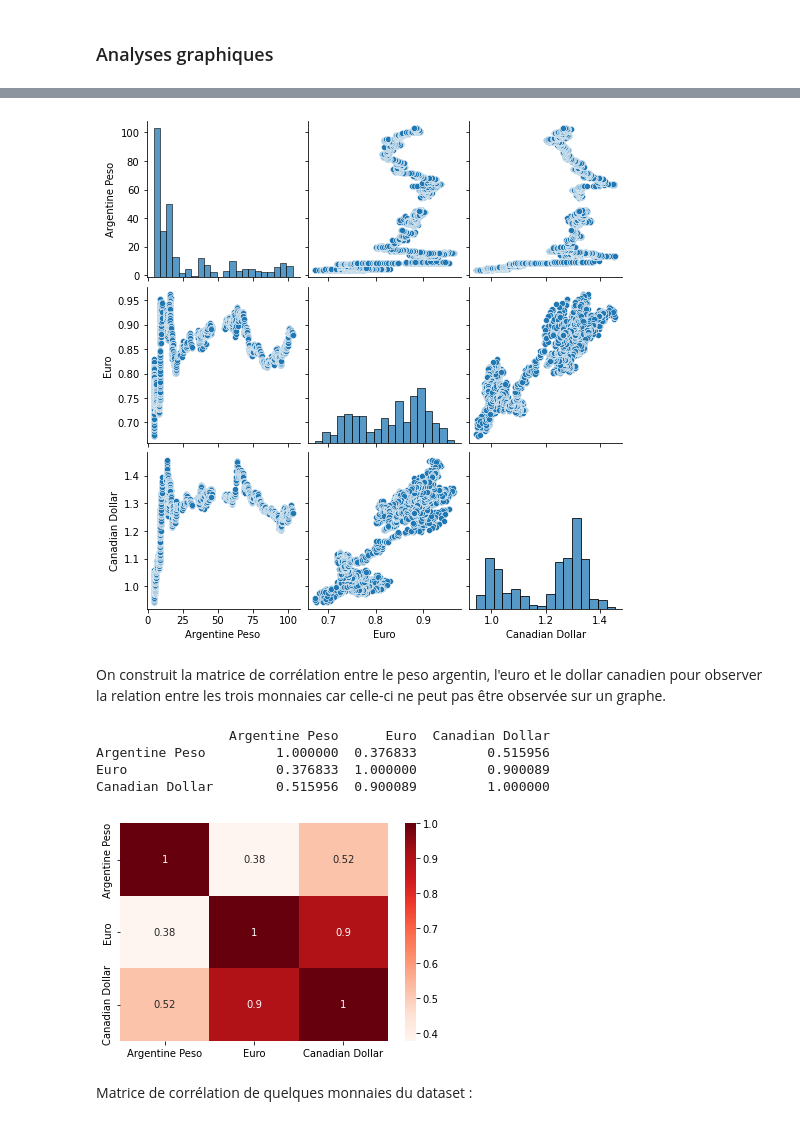
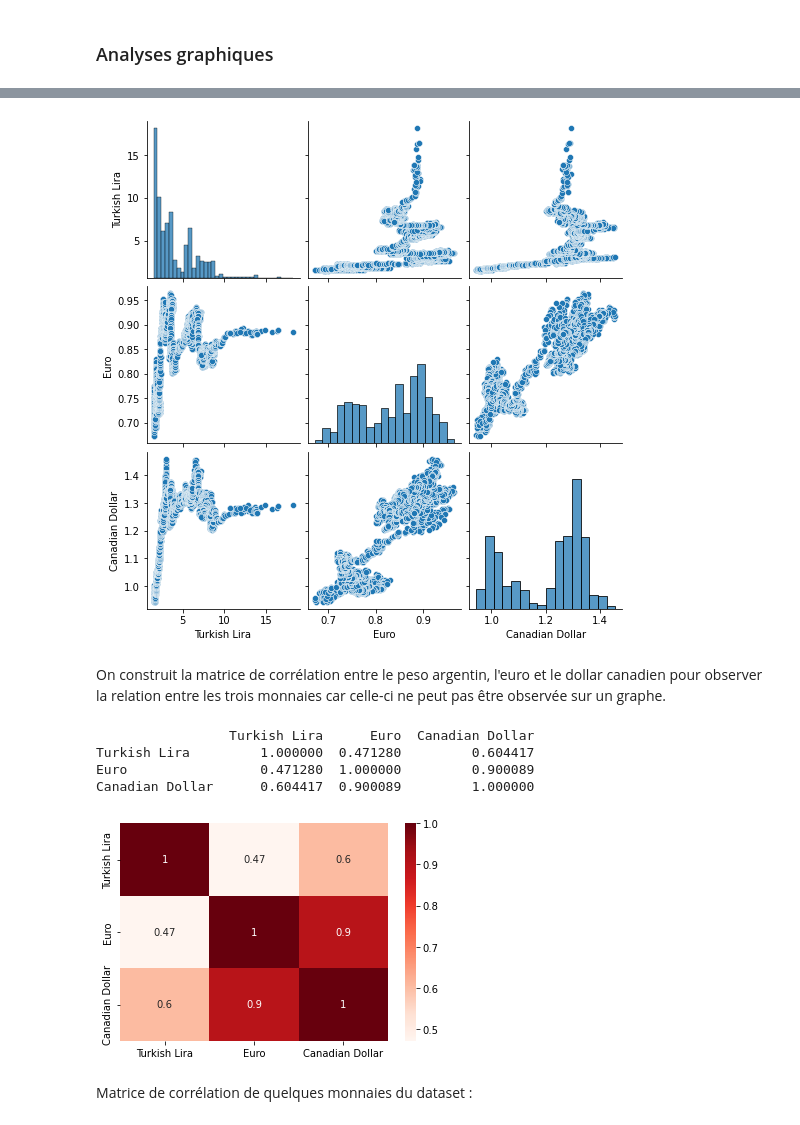
Before and after one commit to AlaaeddineBesbes/DATA731-Market-Movement, a Jupyter notebook: Projet.ipynb, the cells around one changed output, grey strips where cells are left out. Cells and saved outputs as stored; diff of their text form; code cells hidden in the pictures.

```diff
--- a/Projet.ipynb
+++ b/Projet.ipynb
@@ -205,25 +205,25 @@ sn.distplot(data['Canadian Dollar'])
 [figure]
 # %%
 #Pair plot
-sn.pairplot(data = data, vars = ['Argentine Peso', 'Euro', 'Canadian Dollar'])
+sn.pairplot(data = data, vars = ['Turkish Lira', 'Euro', 'Canadian Dollar'])
 plt.show()
 # %% [output]
-[figure, old version]
+[figure, new version]
 # %% [markdown]
 On construit la matrice de corrélation entre le peso argentin, l'euro et le dollar canadien pour observer la relation entre les trois monnaies car celle-ci ne peut pas être observée sur un graphe.
 # %%
 #Creation d'une matrice avec le peso argentin, l'euro et le dollar canadien
-corr_mat = data[['Argentine Peso', 'Euro', 'Canadian Dollar']].corr()
+corr_mat = data[['Turkish Lira', 'Euro', 'Canadian Dollar']].corr()
 print(corr_mat)
 
 sn.heatmap(corr_mat, annot = True, cmap = 'Reds')
 plt.show()
 # %% [output]
-                 Argentine Peso      Euro  Canadian Dollar
-Argentine Peso         1.000000  0.376833         0.515956
-Euro                   0.376833  1.000000         0.900089
-Canadian Dollar        0.515956  0.900089         1.000000
+                 Turkish Lira      Euro  Canadian Dollar
+Turkish Lira         1.000000  0.471280         0.604417
+Euro                 0.471280  1.000000         0.900089
+Canadian Dollar      0.604417  0.900089         1.000000
-[figure, old version]
+[figure, new version]
 # %% [markdown]
 Matrice de corrélation de quelques monnaies du dataset :
 # %%
```
Also changed, not shown: parts of 18 cells of this notebook.
